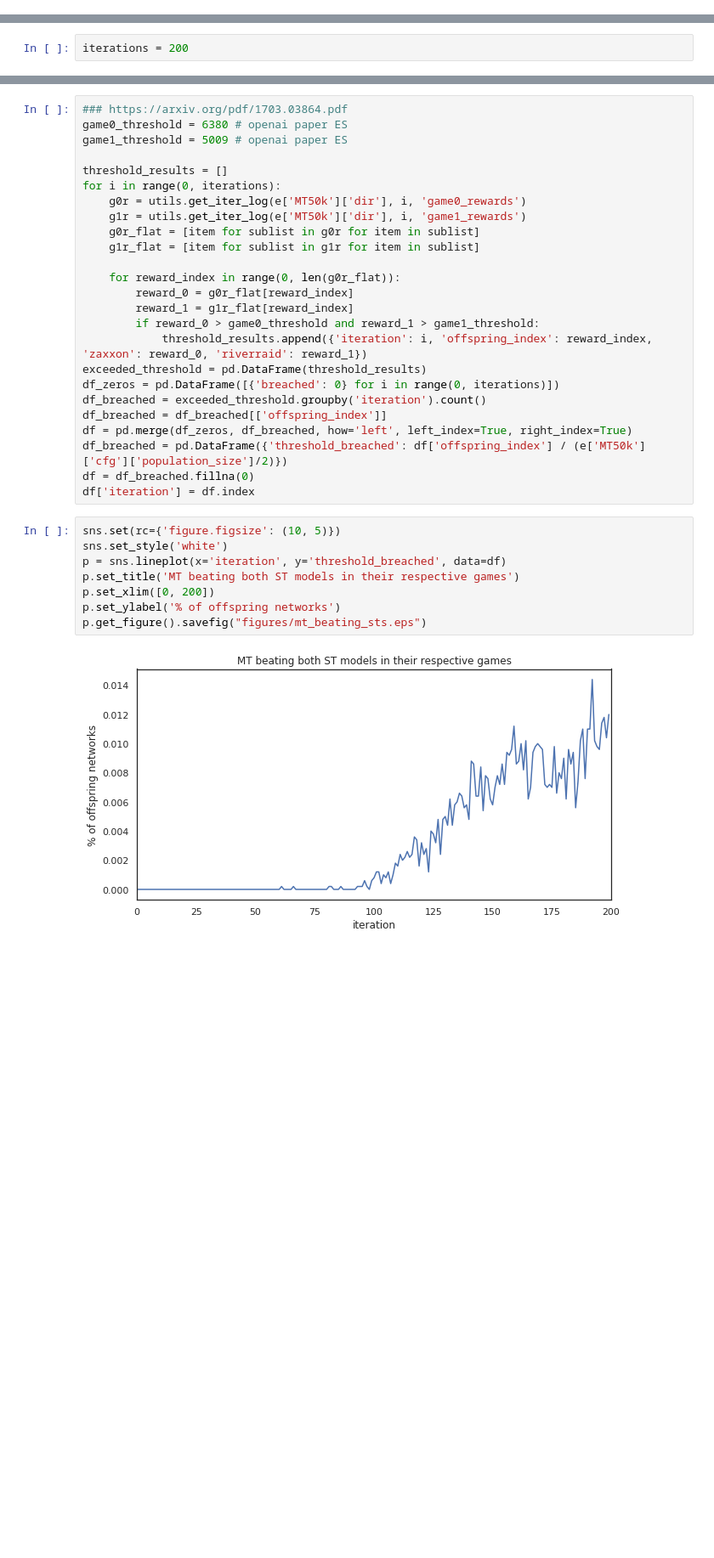
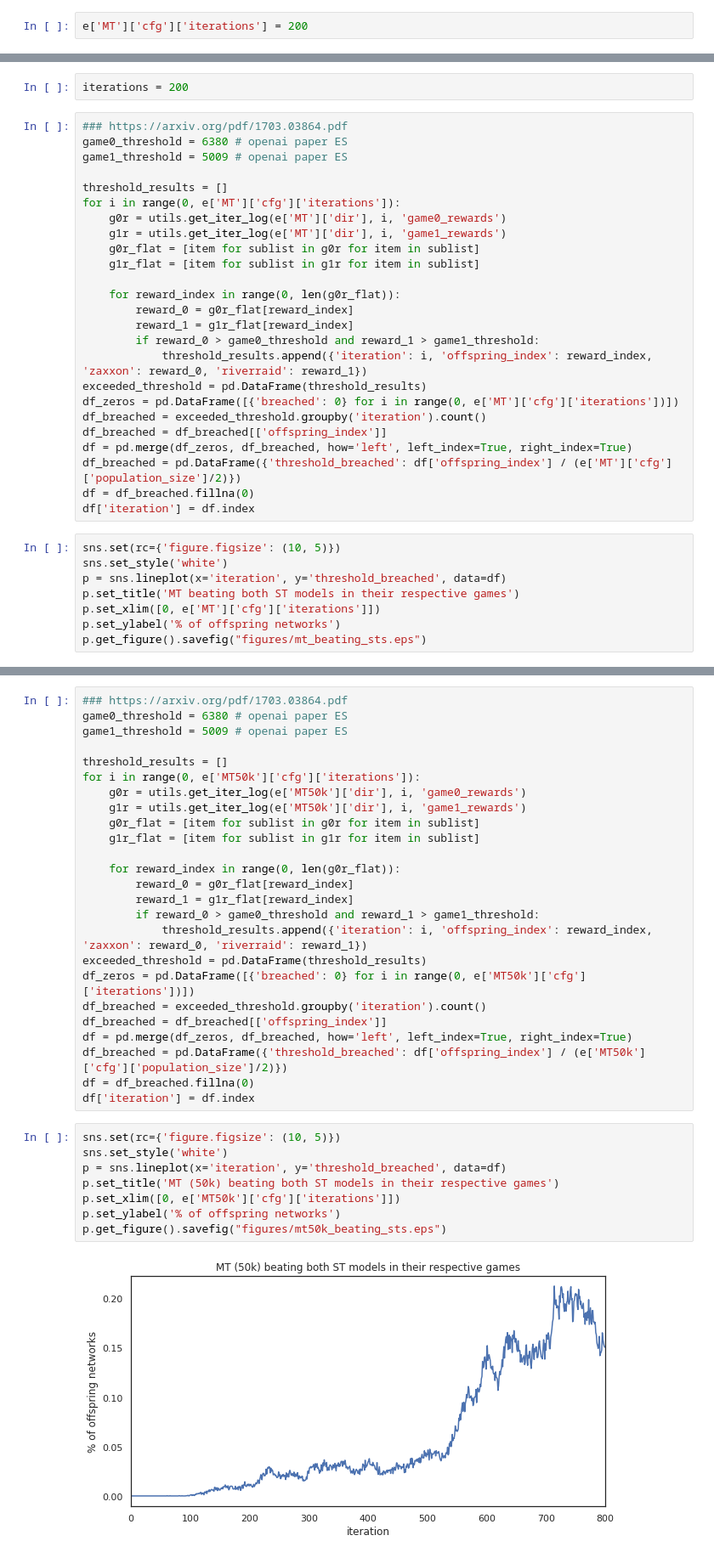
Before and after one commit to deyandyankov/research.mtne, a Jupyter notebook: gpu_implementation/analysis/all_plots.ipynb, the cells around one changed output, grey strips where cells are left out. Shown at 85% size. Cells and saved outputs as stored; diff of their text form; blank space fills up the shorter version.

Commit message:
beating sts charts

```diff
--- a/gpu_implementation/analysis/all_plots.ipynb
+++ b/gpu_implementation/analysis/all_plots.ipynb
@@ -41,6 +41,8 @@ Try using .loc[row_indexer,col_indexer] = value instead
 
 See the caveats in the documentation: http://pandas.pydata.org/pandas-docs/stable/indexing.html#indexing-view-versus-copy
   self[name] = value
+# %%
+e['MT']['cfg']['iterations'] = 200
 # %%
 e['MT50k']['cfg']
 # %% [output]
@@ -73,3 +75,36 @@ e['MT50k']['rewards'].head()
 | 4 | 0.0 | 387.299988 | 2202.449951 | 1776.663940 |
 # %%
 iterations = 200
+# %%
+### https://arxiv.org/pdf/1703.03864.pdf
+game0_threshold = 6380 # openai paper ES
+game1_threshold = 5009 # openai paper ES
+
+threshold_results = []
+for i in range(0, e['MT']['cfg']['iterations']):
+    g0r = utils.get_iter_log(e['MT']['dir'], i, 'game0_rewards')
+    g1r = utils.get_iter_log(e['MT']['dir'], i, 'game1_rewards')
+    g0r_flat = [item for sublist in g0r for item in sublist]
+    g1r_flat = [item for sublist in g1r for item in sublist]
+
+    for reward_index in range(0, len(g0r_flat)):
+        reward_0 = g0r_flat[reward_index]
+        reward_1 = g1r_flat[reward_index]
+        if reward_0 > game0_threshold and reward_1 > game1_threshold:
+            threshold_results.append({'iteration': i, 'offspring_index': reward_index, 'zaxxon': reward_0, 'riverraid': reward_1})
+exceeded_threshold = pd.DataFrame(threshold_results)
+df_zeros = pd.DataFrame([{'breached': 0} for i in range(0, e['MT']['cfg']['iterations'])])
+df_breached = exceeded_threshold.groupby('iteration').count()
+df_breached = df_breached[['offspring_index']]
+df = pd.merge(df_zeros, df_breached, how='left', left_index=True, right_index=True)
+df_breached = pd.DataFrame({'threshold_breached': df['offspring_index'] / (e['MT']['cfg']['population_size']/2)})
+df = df_breached.fillna(0)
+df['iteration'] = df.index
+# %%
+sns.set(rc={'figure.figsize': (10, 5)})
+sns.set_style('white')
+p = sns.lineplot(x='iteration', y='threshold_breached', data=df)
+p.set_title('MT beating both ST models in their respective games')
+p.set_xlim([0, e['MT']['cfg']['iterations']])
+p.set_ylabel('% of offspring networks')
+p.get_figure().savefig("figures/mt_beating_sts.eps")
@@ -79,7 +116,7 @@ game0_threshold = 6380 # openai paper ES
 game1_threshold = 5009 # openai paper ES
 
 threshold_results = []
-for i in range(0, iterations):
+for i in range(0, e['MT50k']['cfg']['iterations']):
     g0r = utils.get_iter_log(e['MT50k']['dir'], i, 'game0_rewards')
     g1r = utils.get_iter_log(e['MT50k']['dir'], i, 'game1_rewards')
     g0r_flat = [item for sublist in g0r for item in sublist]
@@ -91,7 +128,7 @@ for i in range(0, iterations):
         if reward_0 > game0_threshold and reward_1 > game1_threshold:
             threshold_results.append({'iteration': i, 'offspring_index': reward_index, 'zaxxon': reward_0, 'riverraid': reward_1})
 exceeded_threshold = pd.DataFrame(threshold_results)
-df_zeros = pd.DataFrame([{'breached': 0} for i in range(0, iterations)])
+df_zeros = pd.DataFrame([{'breached': 0} for i in range(0, e['MT50k']['cfg']['iterations'])])
 df_breached = exceeded_threshold.groupby('iteration').count()
 df_breached = df_breached[['offspring_index']]
 df = pd.merge(df_zeros, df_breached, how='left', left_index=True, right_index=True)
@@ -101,10 +138,10 @@ df['iteration'] = df.index
 # %%
 sns.set(rc={'figure.figsize': (10, 5)})
 sns.set_style('white')
 p = sns.lineplot(x='iteration', y='threshold_breached', data=df)
-p.set_title('MT beating both ST models in their respective games')
-p.set_xlim([0, 200])
+p.set_title('MT (50k) beating both ST models in their respective games')
+p.set_xlim([0, e['MT50k']['cfg']['iterations']])
 p.set_ylabel('% of offspring networks')
-p.get_figure().savefig("figures/mt_beating_sts.eps")
+p.get_figure().savefig("figures/mt50k_beating_sts.eps")
 # %% [output]
-[figure, old version]
+[figure, new version]
```
Also changed, not shown: parts of 2 cells of this notebook, 2 other files.
